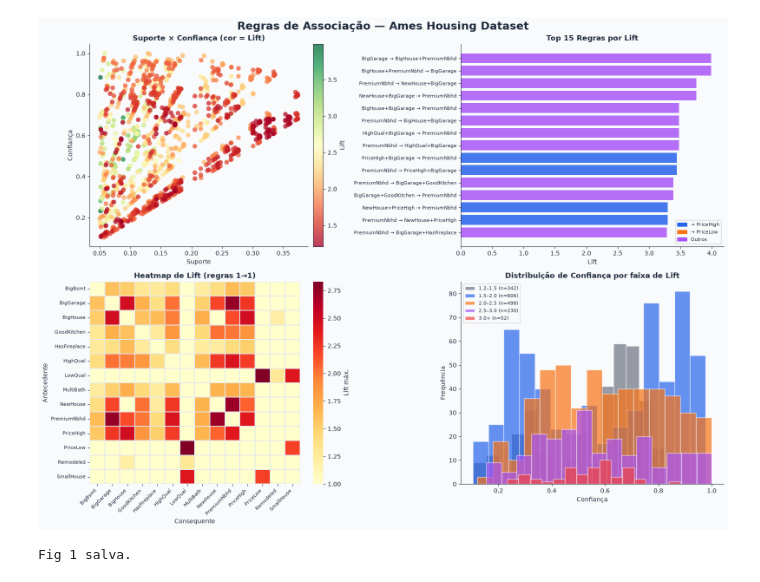
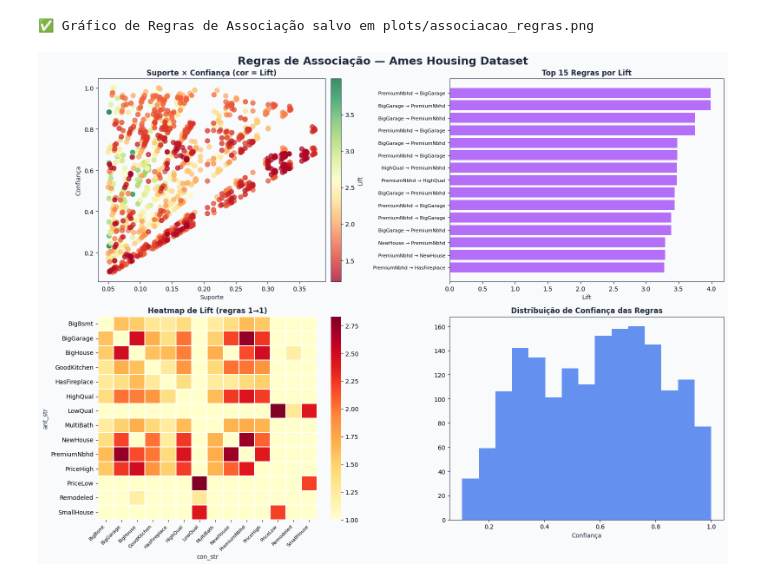
Before and after one commit to luisflipefv/analise-de-dados-c3, a Jupyter notebook: notebooks/05_associacao_outliers.ipynb, the cells around one changed output. Drawn from its saved outputs; the diff is of its cells as text; code cells hidden in the pictures.

```diff
--- a/notebooks/05_associacao_outliers.ipynb
+++ b/notebooks/05_associacao_outliers.ipynb
@@ -113,74 +94,46 @@ Total rules: 1728
 # %%
-# FIGURA 1 – REGRAS DE ASSOCIAÇÃO
-import os
-os.makedirs("outputs", exist_ok=True)
-
+os.makedirs("../plots", exist_ok=True)
 fig1, axes = plt.subplots(2, 2, figsize=(16, 12))
 fig1.suptitle("Regras de Associação — Ames Housing Dataset", fontsize=18, fontweight="bold", y=0.98)
 
-# 1a) Scatter Support × Confidence (colorido por Lift)
 ax = axes[0,0]
-sc = ax.scatter(rules["support"], rules["confidence"],
-                c=rules["lift"], cmap="RdYlGn", s=60, alpha=0.75, edgecolors="none")
+sc = ax.scatter(rules["support"], rules["confidence"], c=rules["lift"], cmap="RdYlGn", s=60, alpha=0.75)
 cb = fig1.colorbar(sc, ax=ax, pad=0.02)
 cb.set_label("Lift", fontsize=10)
 ax.set_xlabel("Suporte")
 ax.set_ylabel("Confiança")
 ax.set_title("Suporte × Confiança (cor = Lift)", fontweight="bold")
 
-# 1b) Top 15 regras por lift (barras horizontais)
 ax = axes[0,1]
 top15 = rules.head(15).copy()
-top15["rule"] = [f"{list(a)[0] if len(a)==1 else '+'.join(list(a)[:2])} → {list(c)[0] if len(c)==1 else '+'.join(list(c)[:2])}"
-                 for a, c in zip(top15["antecedents"], top15["consequents"])]
+top15["rule"] = [f"{list(a)[0]} → {list(c)[0]}" for a, c in zip(top15["antecedents"], top15["consequents"])]
 colors = [BLUE if "PriceHigh" in r else ORANGE if "PriceLow" in r else PURPLE for r in top15["rule"]]
 bars = ax.barh(range(len(top15)), top15["lift"], color=colors, alpha=0.85)
 ax.set_yticks(range(len(top15)))
 ax.set_yticklabels(top15["rule"], fontsize=8)
 ax.set_xlabel("Lift")
 ax.set_title("Top 15 Regras por Lift", fontweight="bold")
 ax.invert_yaxis()
-from matplotlib.patches import Patch
-legend_elements = [Patch(color=BLUE, label="→ PriceHigh"),
-                   Patch(color=ORANGE, label="→ PriceLow"),
-                   Patch(color=PURPLE, label="Outros")]
-ax.legend(handles=legend_elements, fontsize=8)
 
-# 1c) Heatmap: features como antecedentes vs consequentes (lift médio)
 ax = axes[1,0]
 simple = rules[rules["antecedents"].apply(len)==1 & (rules["consequents"].apply(len)==1)].copy()
 simple["ant_str"] = simple["antecedents"].apply(lambda x: list(x)[0])
 simple["con_str"] = simple["consequents"].apply(lambda x: list(x)[0])
 pivot = simple.pivot_table(index="ant_str", columns="con_str", values="lift", aggfunc="max")
 pivot = pivot.fillna(1.0)
-sns.heatmap(pivot, ax=ax, cmap="YlOrRd", linewidths=0.3, linecolor="#e2e8f0",
-            cbar_kws={"label":"Lift máx."}, vmin=1)
+sns.heatmap(pivot, ax=ax, cmap="YlOrRd", linewidths=0.3)
 ax.set_title("Heatmap de Lift (regras 1→1)", fontweight="bold")
-ax.set_xlabel("Consequente")
-ax.set_ylabel("Antecedente")
 plt.setp(ax.get_xticklabels(), rotation=45, ha="right", fontsize=8)
-plt.setp(ax.get_yticklabels(), fontsize=8)
 
-# 1d) Distribuição de Confidence por faixa de Lift
 ax = axes[1,1]
-bins_lift = [1.2, 1.5, 2.0, 2.5, 3.0, rules["lift"].max()+0.1]
-labels_lift = ["1.2–1.5","1.5–2.0","2.0–2.5","2.5–3.0","3.0+"]
-rules["lift_bin"] = pd.cut(rules["lift"], bins=bins_lift, labels=labels_lift)
-palette = {l: c for l, c in zip(labels_lift, [GRAY, BLUE, ORANGE, PURPLE, RED])}
-for lbl in labels_lift:
-    subset = rules[rules["lift_bin"]==lbl]["confidence"]
-    if len(subset):
-        ax.hist(subset, bins=15, alpha=0.7, label=f"{lbl} (n={len(subset)})",
-                color=palette[lbl], edgecolor="white")
+ax.hist(rules["confidence"], bins=15, alpha=0.7, color=BLUE)
 ax.set_xlabel("Confiança")
-ax.set_ylabel("Frequência")
-ax.set_title("Distribuição de Confiança por faixa de Lift", fontweight="bold")
-ax.legend(fontsize=8)
+ax.set_title("Distribuição de Confiança das Regras", fontweight="bold")
 
 fig1.tight_layout()
 fig1.savefig("../plots/associacao_regras.png", dpi=150, bbox_inches="tight")
+print("✅ Gráfico de Regras de Associação salvo em plots/associacao_regras.png")
 plt.show()
-print("Fig 1 salva.")
 # %% [output]
+✅ Gráfico de Regras de Associação salvo em plots/associacao_regras.png
-[figure, old version]
+[figure, new version]
-Fig 1 salva.
```
Also changed, not shown: parts of 14 cells of this notebook, 2 other files.
